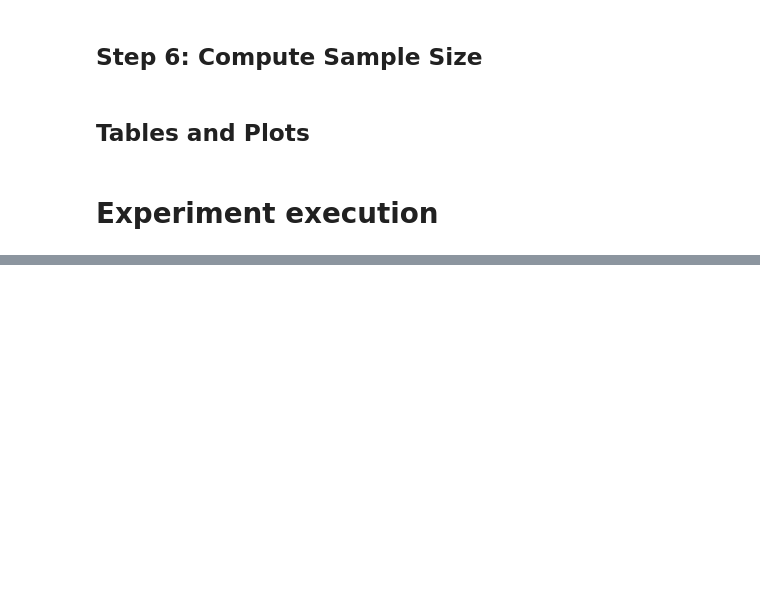
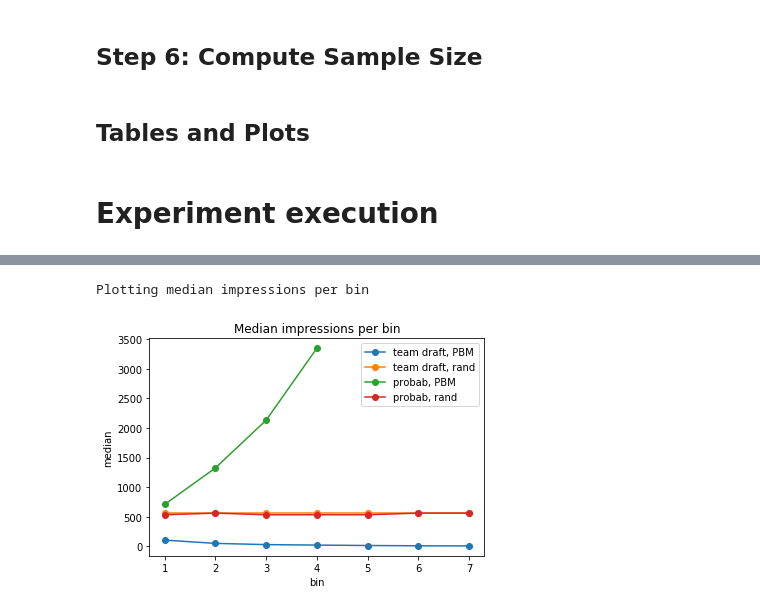
Before and after one commit to ozzypossie/IR_programming_partB, a Jupyter notebook: MyCode.ipynb, the cells around one changed output, grey strips where cells are left out. Drawn from its saved outputs; the diff is of its cells as text; code cells hidden in the pictures; blank space fills up the shorter version.

```diff
--- a/MyCode.ipynb
+++ b/MyCode.ipynb
@@ -554,0 +572,6 @@ Creating all ranking pairs
+# %%
+print("\nPlotting median impressions per bin")
+plot_medians(results_td_pb, results_td_rn, results_pr_pb, results_pr_rn)
+# %% [output]
+Plotting median impressions per bin
+[figure, added]
```
Also changed, not shown: parts of 2 cells of this notebook.
